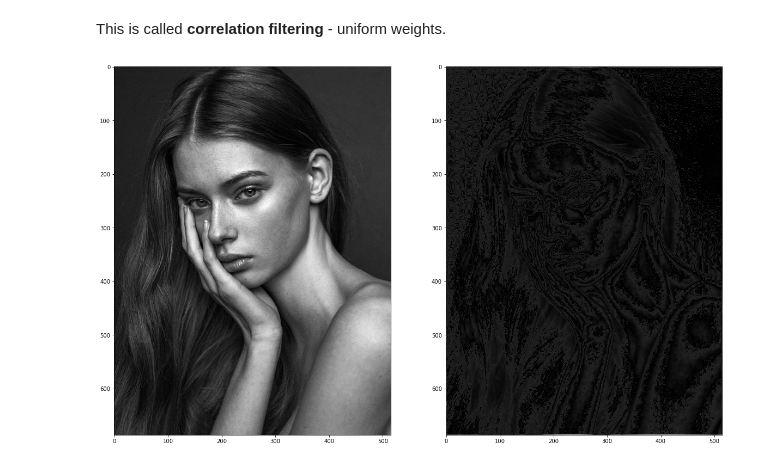
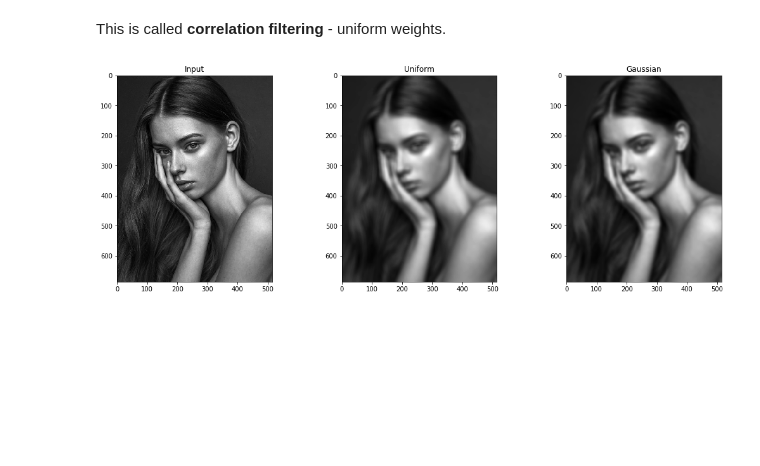
Before and after one commit to osmanmesutozcan/notebook, a Jupyter notebook: computer_vision/image_filtering.ipynb, the cells around one changed output. Cells and saved outputs as stored; diff of their text form; code cells hidden in the pictures; blank space fills up the shorter version.

Commit message:
added image smooting examples

```diff
--- a/computer_vision/image_filtering.ipynb
+++ b/computer_vision/image_filtering.ipynb
@@ -60,12 +59,23 @@ plt.show()
 This is called **correlation filtering** - uniform weights.
 # %%
 im = cv.imread('data/portrait.jpg', 0)
+im_out = np.zeros(im.shape)
+k_size = (15, 15)
+sigma = 5
 
-fix, ax = plt.subplots(1, 2, figsize=(20, 20))
+
+fix, ax = plt.subplots(1, 3, figsize=(18, 6))
+ax[0].set_title('Input')
 ax[0].imshow(im, 'gray', interpolation='none')
 
-moving_averages_uniform_2d(im)
-ax[1].imshow(im, 'gray', interpolation='none')
+# Uniform filter creates sharp edges around the kernel
+im_out = cv.blur(im, k_size, sigma)
+ax[1].set_title('Uniform')
+ax[1].imshow(im_out, 'gray', interpolation='none')
+
+im_out = cv.GaussianBlur(im, k_size, sigma)
+ax[2].set_title('Gaussian')
+ax[2].imshow(im_out, 'gray', interpolation='none')
 plt.show()
 # %% [output]
-[figure, old version]
+[figure, new version]
```
Also changed, not shown: parts of 2 cells of this notebook.
